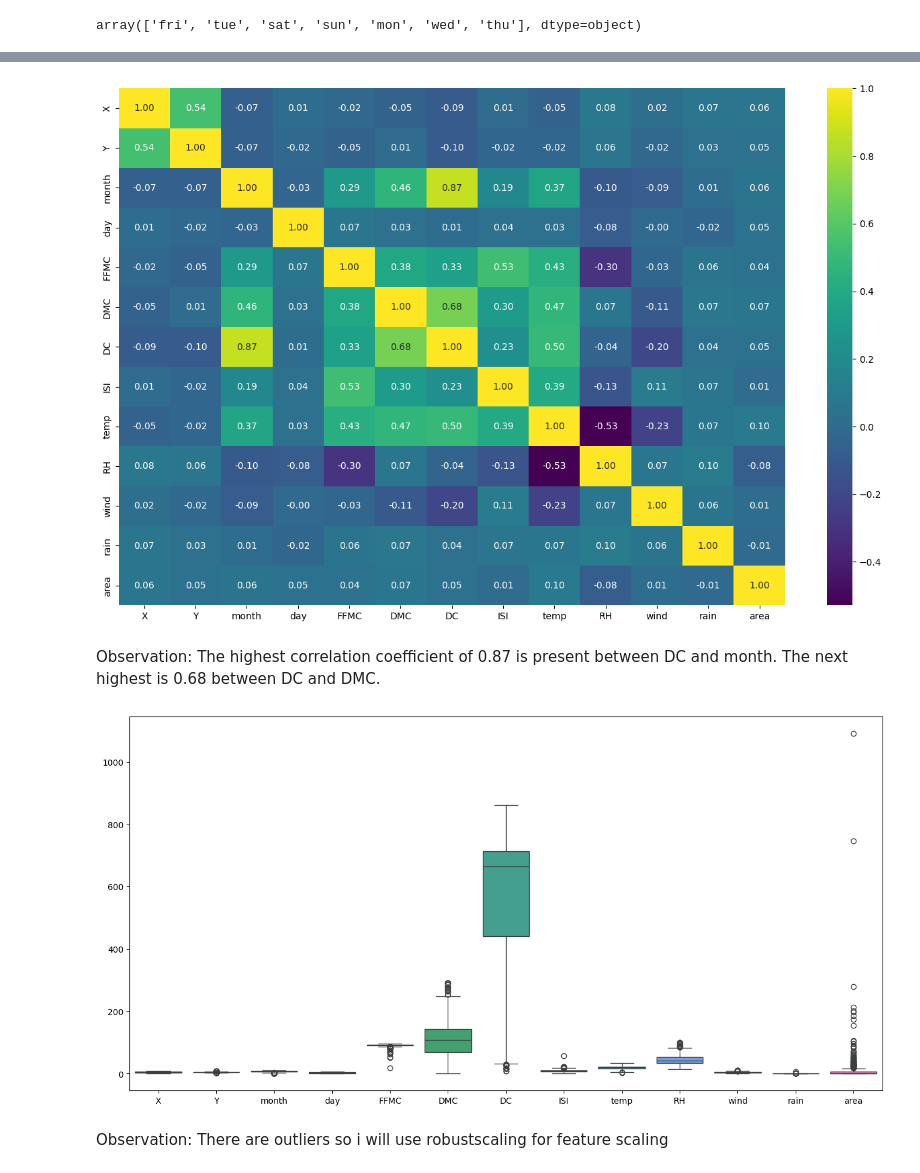
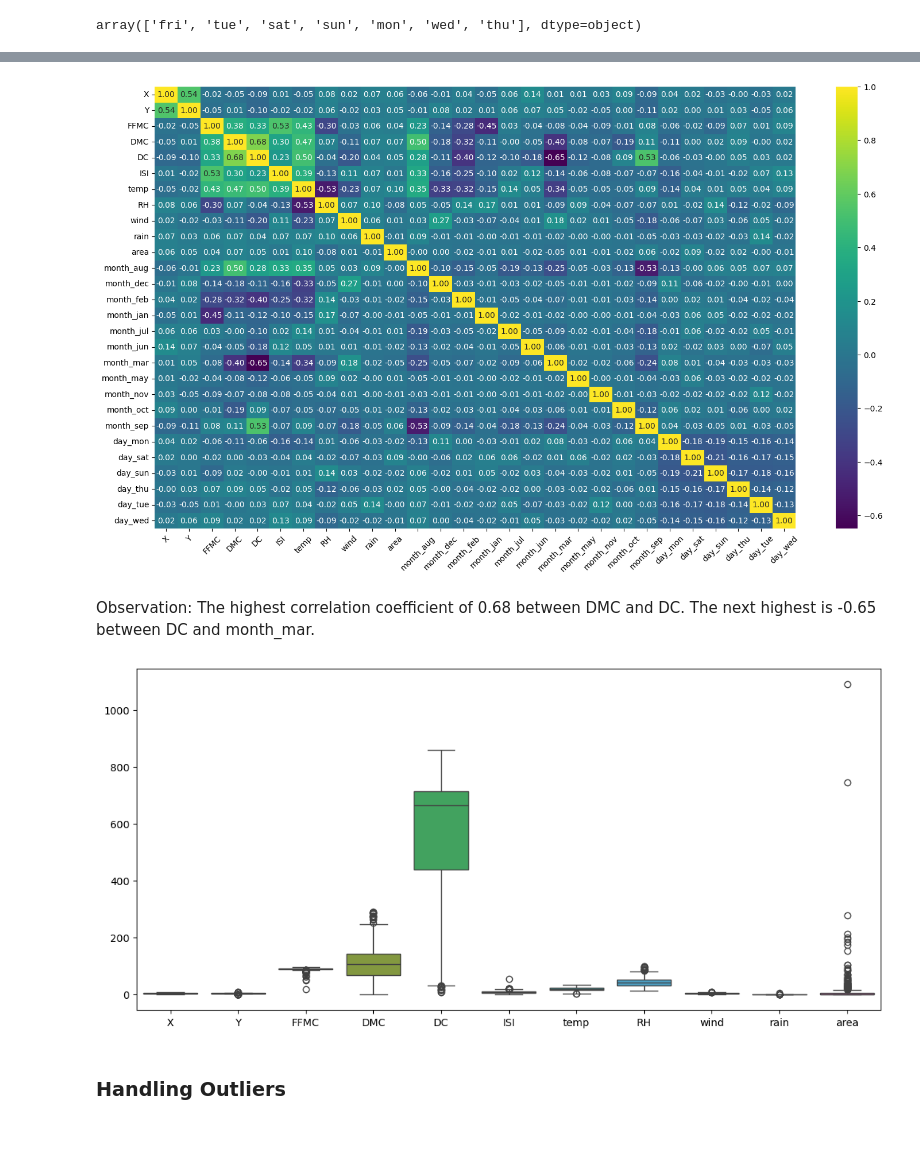
Before and after one commit to Graceyujung/ML, a Jupyter notebook: multi_linear_regression/Grace_Regression_Assignment.ipynb, the cells around one changed output, grey strips where cells are left out. Saved outputs shown, nothing was run; the diff lists cells and outputs as text; code cells hidden in the pictures; blank space fills up the shorter version.

```diff
--- a/multi_linear_regression/Grace_Regression_Assignment.ipynb
+++ b/multi_linear_regression/Grace_Regression_Assignment.ipynb
@@ -79,33 +79,3 @@ array(['mar', 'oct', 'aug', 'sep', 'apr', 'jun', 'jul', 'feb', 'jan',
 data['day'].unique()
 # %% [output]
 array(['fri', 'tue', 'sat', 'sun', 'mon', 'wed', 'thu'], dtype=object)
-# %%
-from sklearn.preprocessing import OrdinalEncoder, LabelEncoder
-
-month_mapping = {
-    'jan': 0,
-    'feb': 1,
-    'mar': 2,
-    'apr': 3,
-    'may': 4,
-    'jun': 5,
-    'jul': 6,
-    'aug': 7,
-    'sep': 8,
-    'oct': 9,
-    'nov': 10,
-    'dec': 11
-    }
-
-day_mapping = {
-    'sun': 0,
-    'mon': 1,
-    'tue': 2,
-    'wed': 3,
-    'thu': 4,
-    'fri': 5,
-    'sat': 6,
-    }
-
-data['month'] = data['month'].map(month_mapping)
-data['day'] = data['day'].map(day_mapping)
@@ -113,0 +82,4 @@ Observation: Month and Day are oridinal data so i used the ordinal encoding acco
+# %%
+from sklearn.preprocessing import OrdinalEncoder, LabelEncoder, OneHotEncoder
+
+oe = pd.get_dummies(data, columns=['month', 'day'], drop_first=True)
@@ -113,0 +88,4 @@ Observation: Month and Day are oridinal data so i used the ordinal encoding acco
+# %%
+boolean_cols = oe.select_dtypes(include=['bool'])
+for col in boolean_cols.columns:
+    oe[col] = oe[col].astype(int)
@@ -114,12 +108,12 @@ Observation: Month and Day are oridinal data so i used the ordinal encoding acco
 # %%
-corr = data.select_dtypes(include=['number']).corr()
+corr = oe.corr()
 
-plt.figure(figsize=(16,10))
+plt.figure(figsize=(18,10))
 sns.heatmap(corr, annot=True, cmap='viridis', fmt='.2f')
-plt.xticks()
+plt.xticks(rotation=45)
 plt.yticks()
 plt.show()
 # %% [output]
-[figure, old version]
+[figure, new version]
 # %% [markdown]
-Observation: The highest correlation coefficient of 0.87 is present between DC and month. The next highest is 0.68 between DC and DMC.
+Observation: The highest correlation coefficient of 0.68 between DMC and DC. The next highest is -0.65 between DC and month_mar.
@@ -126,8 +122,8 @@ Observation: The highest correlation coefficient of 0.87 is present between DC a
 # %%
-plt.figure(figsize=(16,8))
+plt.figure(figsize=(13,6))
 sns.boxplot(data=data)
 plt.show()
 # %% [output]
-[figure, old version]
+[figure, new version]
-# %% [markdown]
-Observation: There are outliers so i will use robustscaling for feature scaling
+# %% [markdown]
+### Handling Outliers
```
Also changed, not shown: parts of 19 cells of this notebook.
